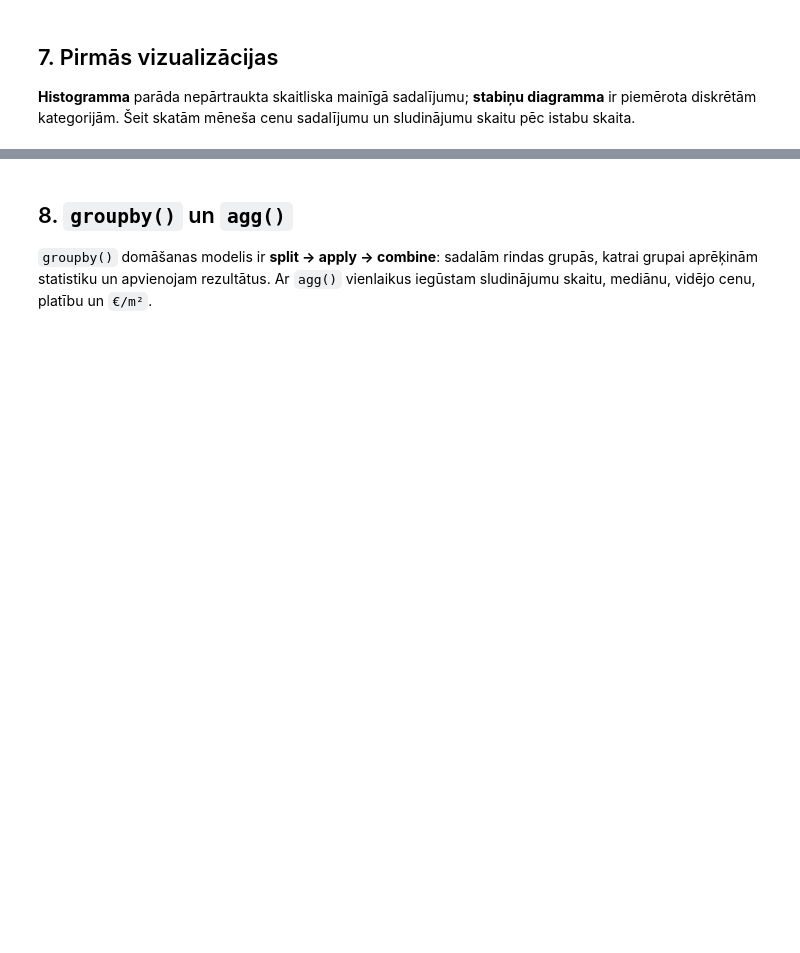
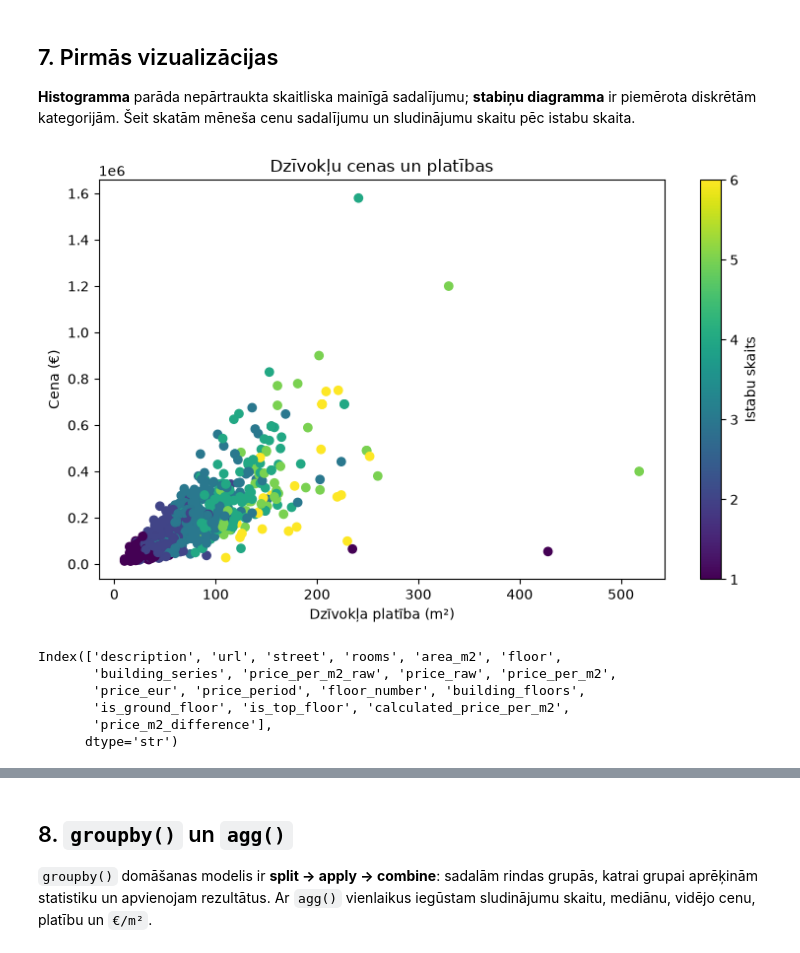
Before and after one commit to ValRCS/RTU_BDAA_Course_2026, a Jupyter notebook: notebooks/lecture_07_data_analysis_visualization/07_data_analysis_visualization.ipynb, the cells around one changed output, grey strips where cells are left out. Saved outputs shown, nothing was run; the diff lists cells and outputs as text; code cells hidden in the pictures; blank space fills up the shorter version.

```diff
--- a/notebooks/lecture_07_data_analysis_visualization/07_data_analysis_visualization.ipynb
+++ b/notebooks/lecture_07_data_analysis_visualization/07_data_analysis_visualization.ipynb
@@ -170,3 +451,25 @@ plt.figure(figsize=(8,5))
 plt.bar(room_counts.index.astype(str), room_counts.values)
 plt.xlabel("Istabu skaits"); plt.ylabel("Sludinājumu skaits")
 plt.title("Sludinājumi pēc istabu skaita"); plt.tight_layout(); plt.show()
+# %%
+# uztaisīsim scatter plot, kur x ass būs dzīvokļa platība, y ass cena, un krāsa būs atkarīga no istabu skaita
+plt.figure(figsize=(8,5))
+plt.scatter(df["area_m2"], df["price_eur"], c=df["rooms"], cmap="viridis")
+plt.xlabel("Dzīvokļa platība (m²)")
+plt.ylabel("Cena (€)")
+plt.title("Dzīvokļu cenas un platības")
+plt.colorbar(label="Istabu skaits")
+plt.tight_layout()
+plt.show()
+# %% [output]
+[figure, added]
+# %%
+# kādas mums ir kolonas?
+df.columns
+# %% [output]
+Index(['description', 'url', 'street', 'rooms', 'area_m2', 'floor',
+       'building_series', 'price_per_m2_raw', 'price_raw', 'price_per_m2',
+       'price_eur', 'price_period', 'floor_number', 'building_floors',
+       'is_ground_floor', 'is_top_floor', 'calculated_price_per_m2',
+       'price_m2_difference'],
+      dtype='str')
```
Also changed, not shown: parts of 21 cells of this notebook, 3 other files.
